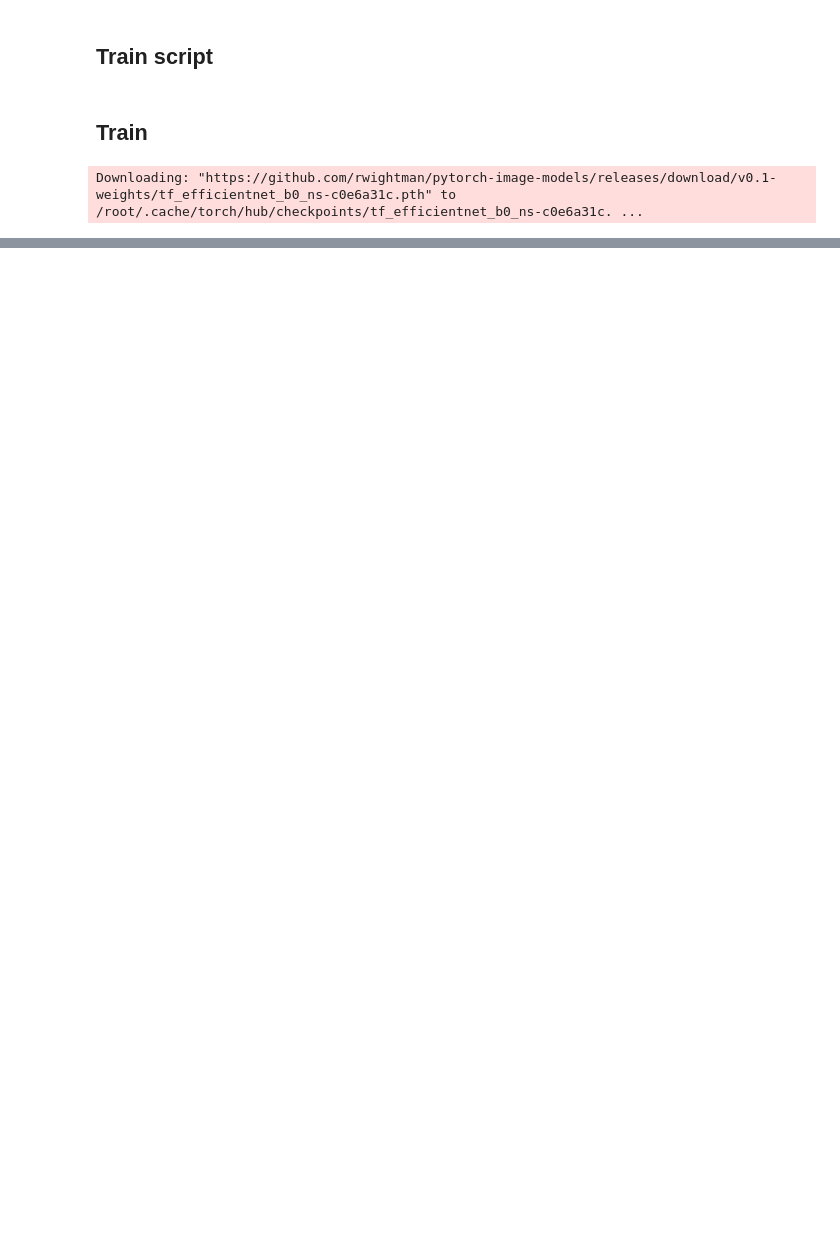
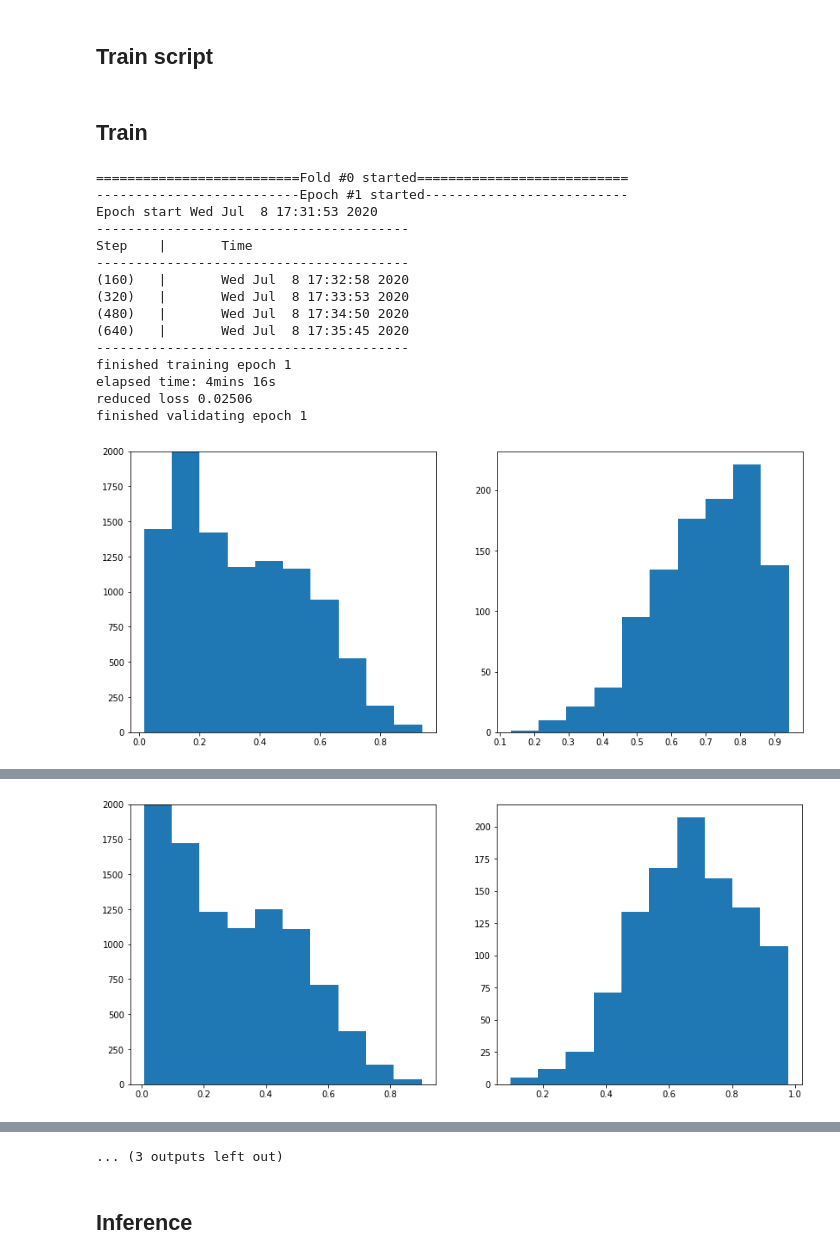
Before and after one commit to utsavnandi/Kaggle-SIIM-ISIC-Melanoma-Classification, a Jupyter notebook: TPU_SIIM_ISIC_Melanoma_Classification.ipynb, the cells around one changed output, grey strips where cells are left out. Cells and saved outputs as stored; diff of their text form; code cells hidden in the pictures; blank space fills up the shorter version.

```diff
--- a/TPU_SIIM_ISIC_Melanoma_Classification.ipynb
+++ b/TPU_SIIM_ISIC_Melanoma_Classification.ipynb
@@ -101,6 +89,0 @@ Name: fold, dtype: int64
-# %%
-fold_no = 1
-X_train = df_train[df_train['fold'] != fold_no][[col for col in df_train.columns if col != 'target']]
-y_train = df_train[df_train['fold'] != fold_no][[col for col in df_train.columns if col == 'target']]
-X_val = df_train[df_train['fold'] == fold_no][[col for col in df_train.columns if col != 'target']]
-y_val = df_train[df_train['fold'] == fold_no][[col for col in df_train.columns if col == 'target']]
@@ -316,7 +312,7 @@ class EfficientNet(nn.Module):
         self.model = timm.create_model(name, pretrained=True)
         #self.model.global_pool = GeM()
         in_features = self.model.classifier.in_features
-        self.model.classifier = nn.Linear(in_features, 2)
+        self.model.classifier = nn.Linear(in_features, 1)
 
     def forward(self, x):
         return self.model(x)
@@ -605,43 +686,67 @@ def train_model(data, fold_no):
 
     xm.master_print('='*28 + f'Fold #{fold_no} ended' + '='*27)
 # %%
-def _mp_fn(rank, flags, data, fold_no):
+def _mp_fn(rank, flags, data, fold_no, log):
     global FLAGS
     global WRAPPED_MODEL
     global SERIAL_EXEC
     FLAGS = flags
     torch.set_default_tensor_type('torch.FloatTensor')
-    train_model(data, fold_no)
+    train_model(data, fold_no, log)
 # %% [markdown]
 ## Train
 # %%
 FLAGS = {}
-FLAGS['batch_size'] = 32
+FLAGS['batch_size'] = 8
 FLAGS['num_workers'] = 8
-FLAGS['learning_rate'] = 2e-4
-FLAGS['num_epochs'] = 10
-FLAGS['weight_decay'] = 1e-4
-FLAGS['log_steps'] = 40
-FLAGS['img_size'] = IMG_SIZE
-FLAGS['loss'] = 'BCE'
+FLAGS['learning_rate'] = 0.25e-4
+FLAGS['num_epochs'] = 20
+FLAGS['weight_decay'] = 1e-3
+FLAGS['log_steps'] = 20 * 8
+FLAGS['img_size'] = IMG_SIZE # 224
+FLAGS['loss'] = 'focal'
+FLAGS['alpha'] = (41906 / (41906 + 3874)) #0.9153778942769768
+FLAGS['gamma'] = 1.65
 FLAGS['optimizer'] = 'AdamW'
+FLAGS['scheduler'] = 'ReduceLROnPlateau'
 FLAGS['exp_name'] = 'enet_b0'
-FLAGS['fold'] = 1
+FLAGS['fold'] = [0] # , 1, 2, 3, 4]
 FLAGS['val_freq'] = 1
 FLAGS['num_cores'] = 8
+FLAGS['seed'] = 43
 
-WRAPPED_MODEL = xmp.MpModelWrapper(EfficientNet('tf_efficientnet_b0_ns'))
+model_cpu = EfficientNet('tf_efficientnet_b0_ns')
+#model.load_state_dict(torch.load(''))
+WRAPPED_MODEL = xmp.MpModelWrapper(model_cpu)
 SERIAL_EXEC = xmp.MpSerialExecutor()
 
-for fold_no in range(0, 5):
+#y_train = pd.get_dummies(df_train[df_train['fold'] != fold_no][[col for col in df_train.columns if col == 'target']], columns=['target'])
+#y_val = pd.get_dummies(df_train[df_train['fold'] == fold_no][[col for col in df_train.columns if col == 'target']], columns=['target'])
+
+for fold_no in FLAGS['fold']:
     X_train = df_train[df_train['fold'] != fold_no][[col for col in df_train.columns if col != 'target']]
-    y_train = pd.get_dummies(df_train[df_train['fold'] != fold_no][[col for col in df_train.columns if col == 'target']], columns=['target'])
     X_val = df_train[df_train['fold'] == fold_no][[col for col in df_train.columns if col != 'target']]
-    y_val = pd.get_dummies(df_train[df_train['fold'] == fold_no][[col for col in df_train.columns if col == 'target']], columns=['target'])
+    y_train = df_train[df_train['fold'] != fold_no][[col for col in df_train.columns if col == 'target']]
+    y_val = df_train[df_train['fold'] == fold_no][[col for col in df_train.columns if col == 'target']]
     data = X_train, y_train, X_val, y_val
     xmp.spawn(
-        _mp_fn, args=(FLAGS, data, fold_no),
+        _mp_fn, args=(FLAGS, data, fold_no, True),
         nprocs=FLAGS['num_cores'], start_method='fork'
     )
 # %% [output]
-Downloading: "https://github.com/rwightman/pytorch-image-models/releases/download/v0.1-weights/tf_efficientnet_b0_ns-c0e6a31c.pth" to /root/.cache/torch/hub/checkpoints/tf_efficientnet_b0_ns-c0e6a31c. ...
+==========================Fold #0 started===========================
+--------------------------Epoch #1 started--------------------------
+Epoch start Wed Jul  8 17:31:53 2020
+----------------------------------------
+Step    |       Time
+----------------------------------------
+(160)   |       Wed Jul  8 17:32:58 2020
+(320)   |       Wed Jul  8 17:33:53 2020
+(480)   |       Wed Jul  8 17:34:50 2020
+(640)   |       Wed Jul  8 17:35:45 2020
+----------------------------------------
+finished training epoch 1
+elapsed time: 4mins 16s
+reduced loss 0.02506
+finished validating epoch 1
+[figure, added]
@@ -664,0 +770 @@ reduced loss 0.35686
+[figure, added]
@@ -664,0 +843 @@ reduced loss 0.35686
+... (3 outputs left out)
@@ -670,0 +849,2 @@ PROJECT_ID = 'utsav-37'
+# %% [markdown]
+## Inference
```
Also changed, not shown: parts of 31 cells of this notebook.
